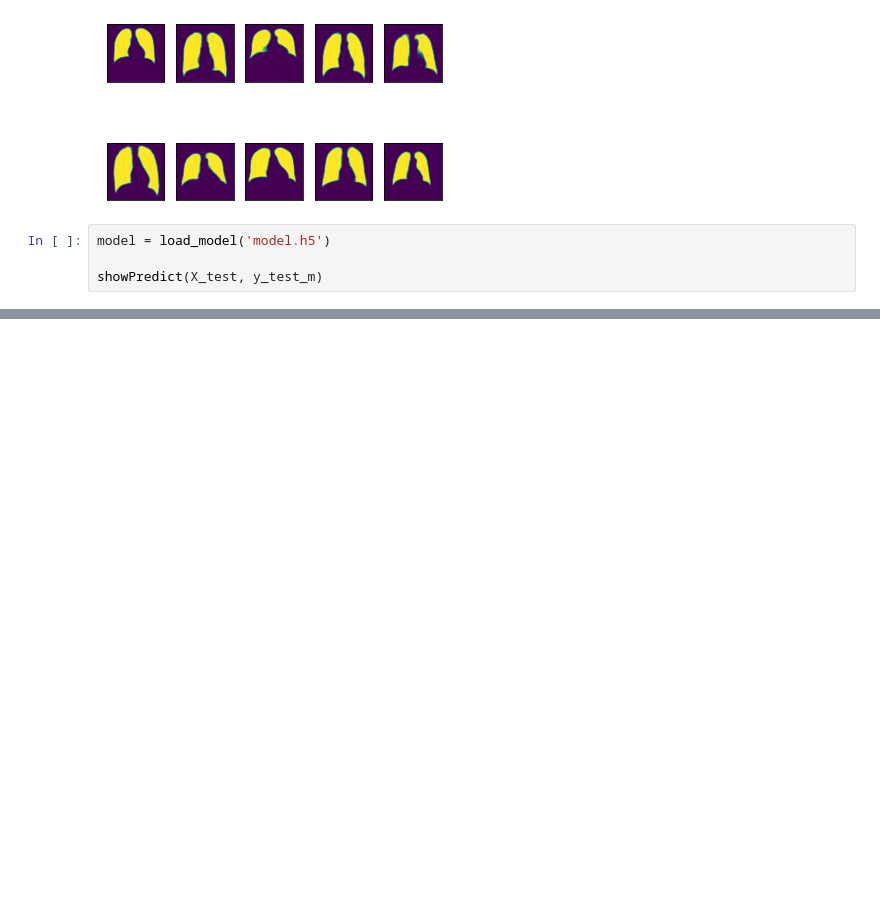
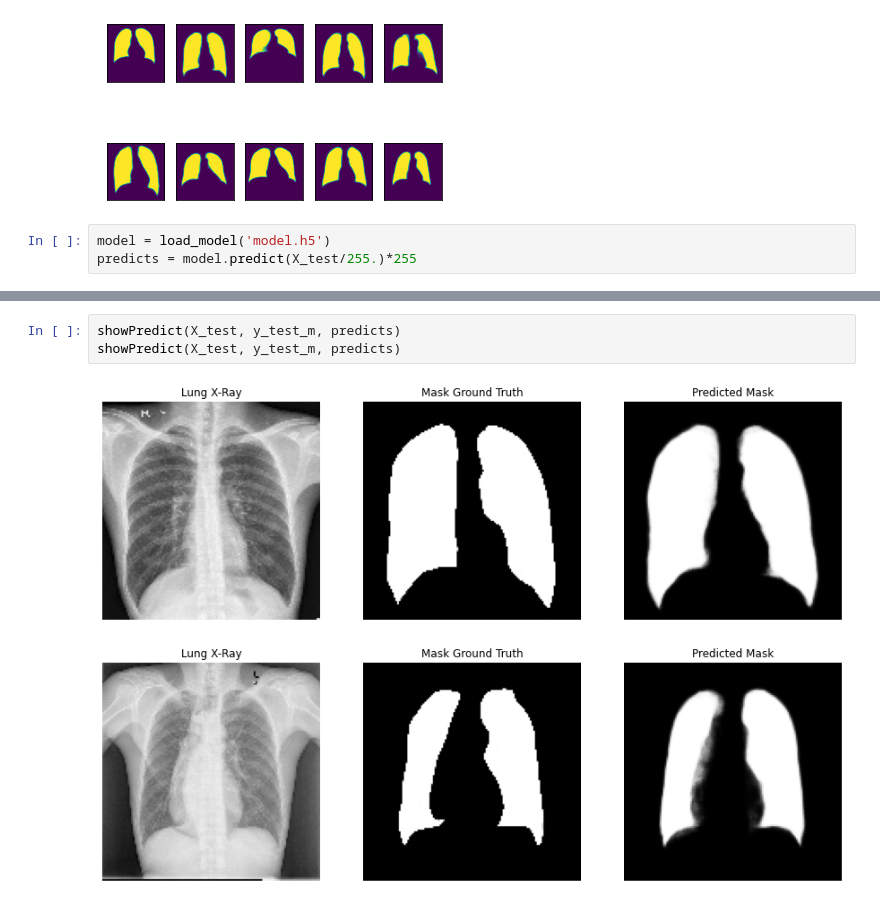
Before and after one commit to TevfikaTuran/LungClassifier, a Jupyter notebook: createMask.ipynb, the cells around one changed output, grey strips where cells are left out. Drawn from its saved outputs; the diff is of its cells as text; blank space fills up the shorter version.

```diff
--- a/createMask.ipynb
+++ b/createMask.ipynb
@@ -311,5 +344,4 @@ show_random_examples(X_test, y_test_m, preds2)
 [figure]
 # %%
 model = load_model('model.h5')
-
-showPredict(X_test, y_test_m)
+predicts = model.predict(X_test/255.)*255
@@ -322,0 +348,6 @@ ValueError: in user code:
+# %%
+showPredict(X_test, y_test_m, predicts)
+showPredict(X_test, y_test_m, predicts)
+# %% [output]
+[figure, added]
+[figure, added]
```
Also changed, not shown: parts of 2 cells of this notebook.
